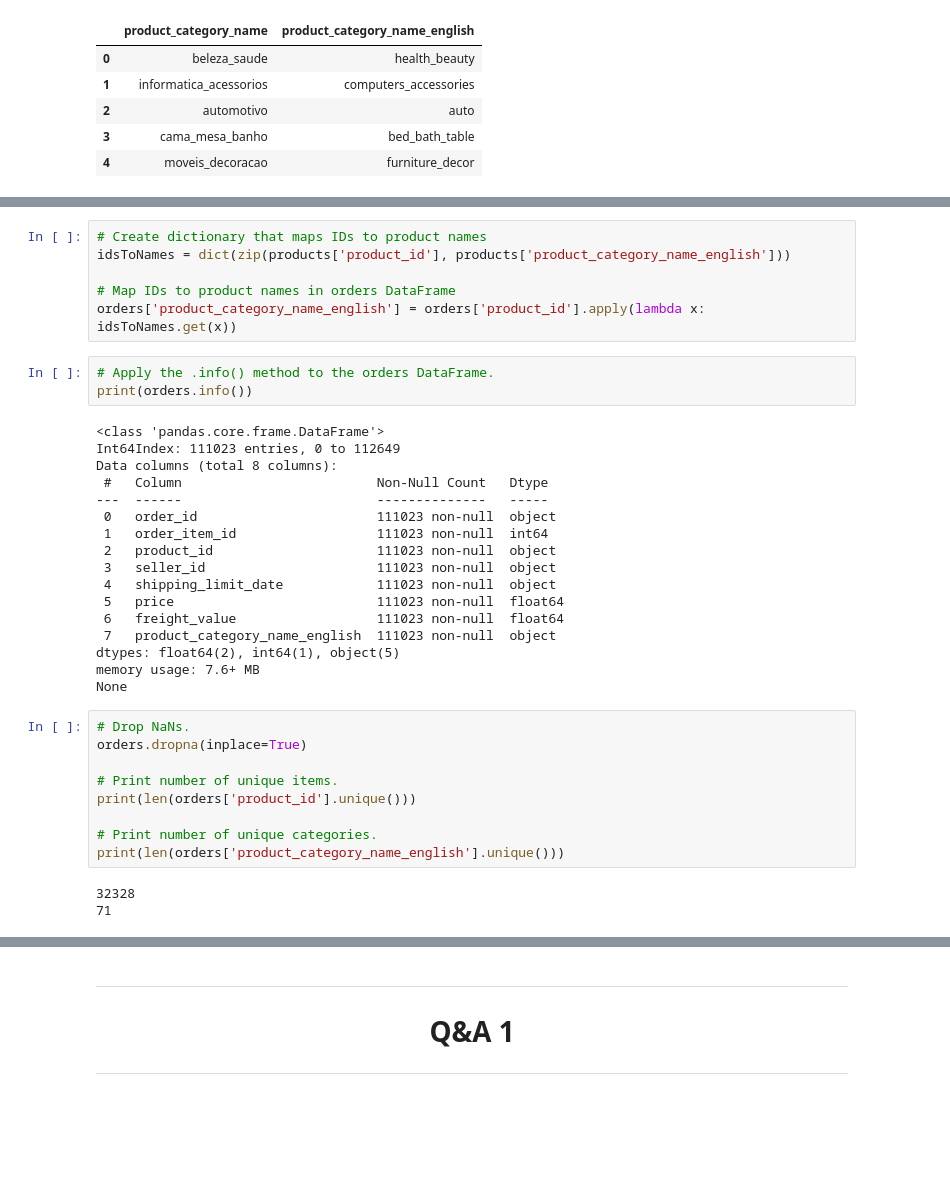
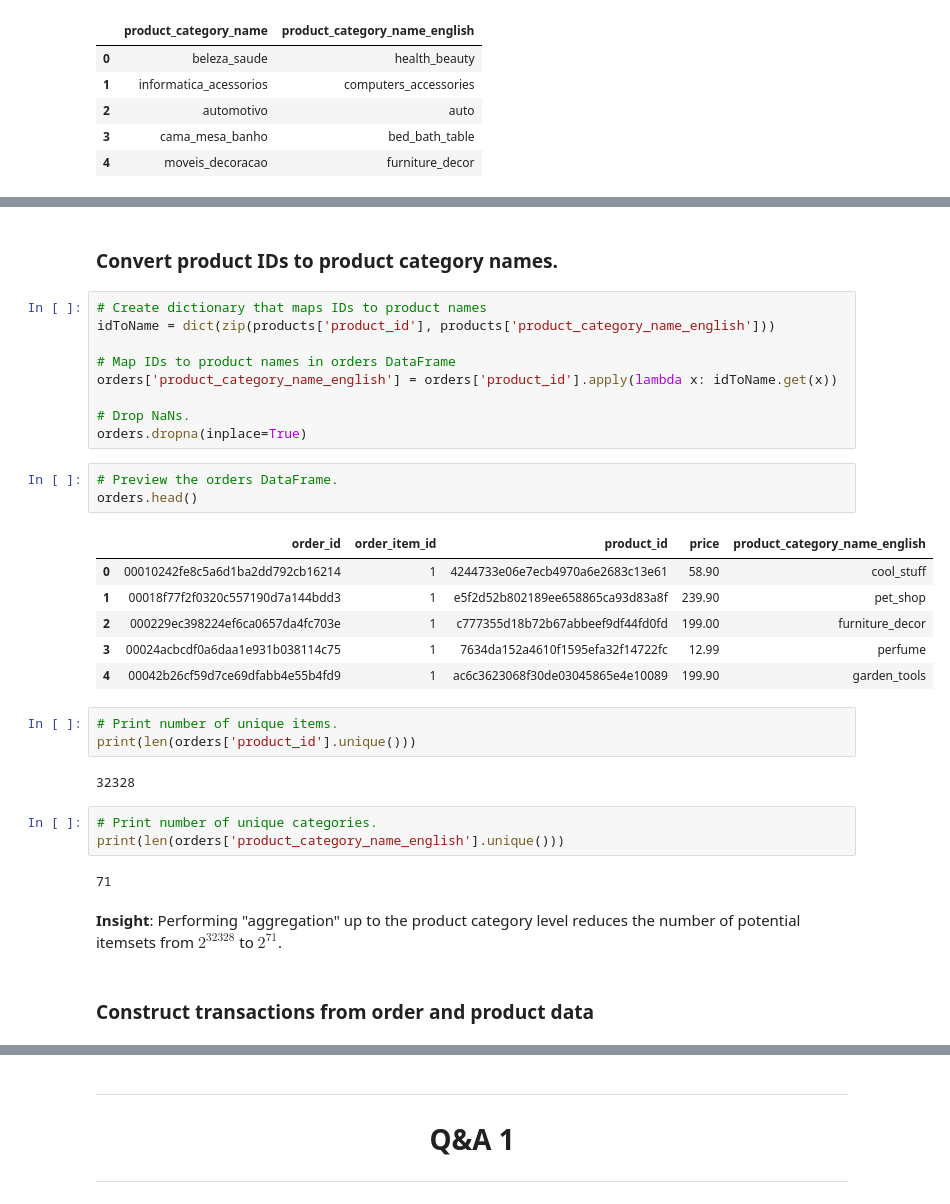
Before and after one commit to datacamp/Market-Basket-Analysis-in-python-live-training, a Jupyter notebook: notebooks/market_basket_analysis_in_python_solution.ipynb, the cells around one changed output, grey strips where cells are left out. Saved outputs shown, nothing was run; the diff lists cells and outputs as text; blank space fills up the shorter version.

```diff
--- a/notebooks/market_basket_analysis_in_python_solution.ipynb
+++ b/notebooks/market_basket_analysis_in_python_solution.ipynb
@@ -158,41 +161,38 @@ print(products['product_category_name_english'])
 32949        computers_accessories
 32950               bed_bath_table
 Name: product_category_name_english, Length: 32951, dtype: object
+# %% [markdown]
+### **Convert product IDs to product category names.**
 # %%
 # Create dictionary that maps IDs to product names
-idsToNames = dict(zip(products['product_id'], products['product_category_name_english']))
+idToName = dict(zip(products['product_id'], products['product_category_name_english']))
 
 # Map IDs to product names in orders DataFrame
-orders['product_category_name_english'] = orders['product_id'].apply(lambda x: idsToNames.get(x))
+orders['product_category_name_english'] = orders['product_id'].apply(lambda x: idToName.get(x))
+
+# Drop NaNs.
+orders.dropna(inplace=True)
 # %%
-# Apply the .info() method to the orders DataFrame.
-print(orders.info())
+# Preview the orders DataFrame.
+orders.head()
 # %% [output]
-<class 'pandas.core.frame.DataFrame'>
-Int64Index: 111023 entries, 0 to 112649
-Data columns (total 8 columns):
- #   Column                         Non-Null Count   Dtype
----  ------                         --------------   -----
- 0   order_id                       111023 non-null  object
- 1   order_item_id                  111023 non-null  int64
- 2   product_id                     111023 non-null  object
- 3   seller_id                      111023 non-null  object
- 4   shipping_limit_date            111023 non-null  object
- 5   price                          111023 non-null  float64
- 6   freight_value                  111023 non-null  float64
- 7   product_category_name_english  111023 non-null  object
-dtypes: float64(2), int64(1), object(5)
-memory usage: 7.6+ MB
-None
+|  | order_id | order_item_id | product_id | price | product_category_name_english |
+| 0 | 00010242fe8c5a6d1ba2dd792cb16214 | 1 | 4244733e06e7ecb4970a6e2683c13e61 | 58.90 | cool_stuff |
+| 1 | 00018f77f2f0320c557190d7a144bdd3 | 1 | e5f2d52b802189ee658865ca93d83a8f | 239.90 | pet_shop |
+| 2 | 000229ec398224ef6ca0657da4fc703e | 1 | c777355d18b72b67abbeef9df44fd0fd | 199.00 | furniture_decor |
+| 3 | 00024acbcdf0a6daa1e931b038114c75 | 1 | 7634da152a4610f1595efa32f14722fc | 12.99 | perfume |
+| 4 | 00042b26cf59d7ce69dfabb4e55b4fd9 | 1 | ac6c3623068f30de03045865e4e10089 | 199.90 | garden_tools |
 # %%
-# Drop NaNs.
-orders.dropna(inplace=True)
-
 # Print number of unique items.
 print(len(orders['product_id'].unique()))
-
-# Print number of unique categories.
-print(len(orders['product_category_name_english'].unique()))
 # %% [output]
 32328
-71
+# %%
+# Print number of unique categories.
+print(len(orders['product_category_name_english'].unique()))
+# %% [output]
+71
+# %% [markdown]
+**Insight**: Performing "aggregation" up to the product category level reduces the number of potential itemsets from $2^{32328}$ to $2^{71}$.
+# %% [markdown]
+### **Construct transactions from order and product data**
```
Also changed, not shown: parts of 34 cells of this notebook.
